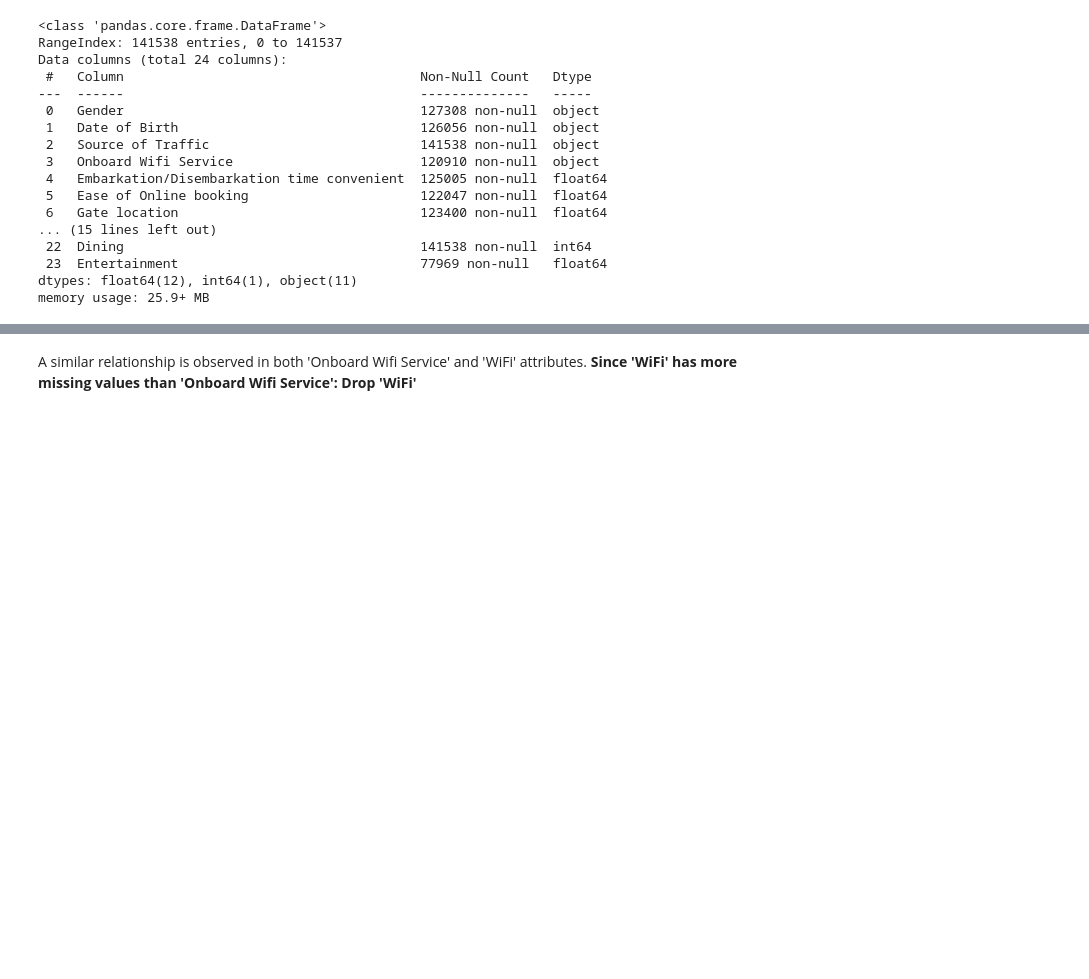
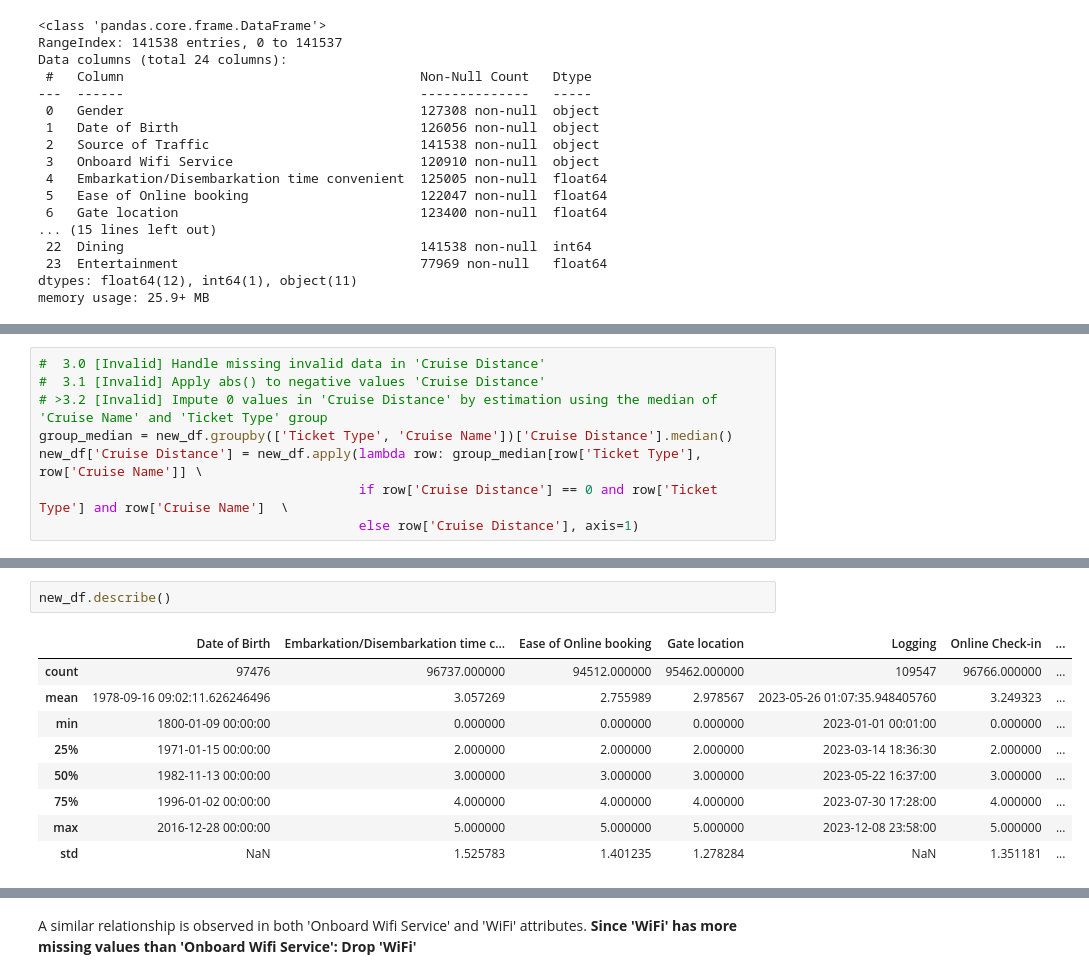
Before and after one commit to crystaltys/aiap15-Crystal-Toh-Yi-Shan-747G, a Jupyter notebook: eda.ipynb, the cells around one changed output, grey strips where cells are left out. Drawn from its saved outputs; the diff is of its cells as text; blank space fills up the shorter version.

```diff
--- a/eda.ipynb
+++ b/eda.ipynb
@@ -121,0 +260,8 @@ From the dataset information, besides 'Source of Traffic', 'Logging', 'Ext_Intco
+# %%
+#  3.0 [Invalid] Handle missing invalid data in 'Cruise Distance'
+#  3.1 [Invalid] Apply abs() to negative values 'Cruise Distance'
+# >3.2 [Invalid] Impute 0 values in 'Cruise Distance' by estimation using the median of 'Cruise Name' and 'Ticket Type' group
+group_median = new_df.groupby(['Ticket Type', 'Cruise Name'])['Cruise Distance'].median()
+new_df['Cruise Distance'] = new_df.apply(lambda row: group_median[row['Ticket Type'], row['Cruise Name']] \
+                                         if row['Cruise Distance'] == 0 and row['Ticket Type'] and row['Cruise Name']  \
+                                         else row['Cruise Distance'], axis=1)
@@ -121,0 +286,12 @@ From the dataset information, besides 'Source of Traffic', 'Logging', 'Ext_Intco
+# %%
+new_df.describe()
+# %% [output]
+|  | Date of Birth | Embarkation/Disembarkation time c... | Ease of Online booking | Gate location | Logging | Online Check-in | ... |
+| count | 97476 | 96737.000000 | 94512.000000 | 95462.000000 | 109547 | 96766.000000 | ... |
+| mean | 1978-09-16 09:02:11.626246496 | 3.057269 | 2.755989 | 2.978567 | 2023-05-26 01:07:35.948405760 | 3.249323 | ... |
+| min | 1800-01-09 00:00:00 | 0.000000 | 0.000000 | 0.000000 | 2023-01-01 00:01:00 | 0.000000 | ... |
+| 25% | 1971-01-15 00:00:00 | 2.000000 | 2.000000 | 2.000000 | 2023-03-14 18:36:30 | 2.000000 | ... |
+| 50% | 1982-11-13 00:00:00 | 3.000000 | 3.000000 | 3.000000 | 2023-05-22 16:37:00 | 3.000000 | ... |
+| 75% | 1996-01-02 00:00:00 | 4.000000 | 4.000000 | 4.000000 | 2023-07-30 17:28:00 | 4.000000 | ... |
+| max | 2016-12-28 00:00:00 | 5.000000 | 5.000000 | 5.000000 | 2023-12-08 23:58:00 | 5.000000 | ... |
+| std | NaN | 1.525783 | 1.401235 | 1.278284 | NaN | 1.351181 | ... |
```
Also changed, not shown: parts of 64 cells of this notebook, 1 other file.
